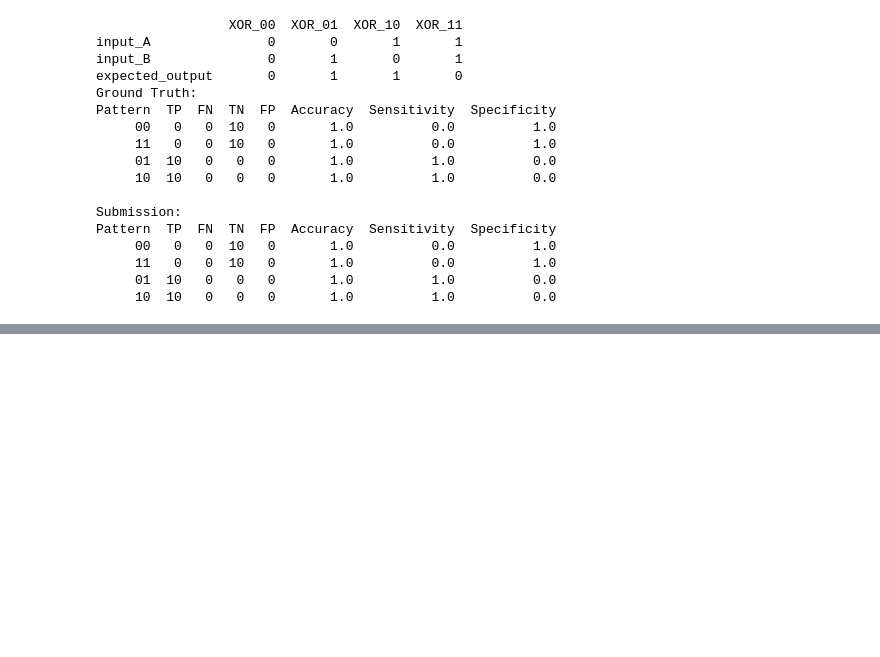
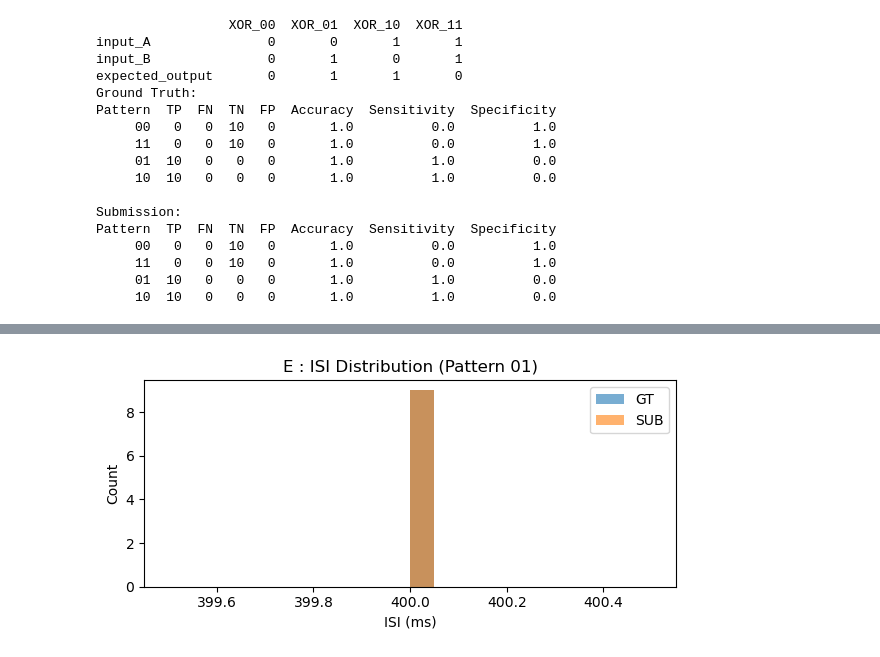
Before and after one commit to Nippani-Meghana/CCF_Metrics, a Jupyter notebook: in_domain_metrics.ipynb, the cells around one changed output, grey strips where cells are left out. Cells and saved outputs as stored; diff of their text form; code cells hidden in the pictures; blank space fills up the shorter version.

Commit message:
Added ISI, CV, Fano factor stats along with plots per neuronin one cell and a summary plot in another cell

```diff
--- a/in_domain_metrics.ipynb
+++ b/in_domain_metrics.ipynb
@@ -233,23 +233,83 @@ except Exception:
 
 rows = []
 
-for neuron in get_spiking_neurons(cfg,gt_data):
-    trial_spike_timing_dict = {}
-    trial_spike_count_dict = {}
-    for p in patterns:
-        gt_spike_times = gt_spikes[(gt_spikes["label"] == neuron) & (gt_spikes["pattern"] == p)]["spike_time_ms"].to_numpy()
-        gt_isi = np.diff(gt_spike_times)
 
-        if len(gt_isi)>0:
-            cv_gt = np.std(gt_isi) / np.mean(gt_isi)
-        else:
-            cv_gt = None
+def compute_isi_metrics(data_spikes,data, cfg, patterns, tmap):
+    rows = []
+    for neuron in get_spiking_neurons(cfg, data):
+        for p in patterns:
+            spike_times = data_spikes[
+                (data_spikes["label"] == neuron) &
+                (data_spikes["pattern"] == p)
+            ]["spike_time_ms"].to_numpy()
 
-        rows.append({
-            "neuron": neuron,
-            "pattern": p,
-            "cv_gt": cv_gt,
-        })
+            all_reps = tmap[tmap["case"] == p]["rep"].unique()
+            counts = data_spikes[
+                (data_spikes["label"] == neuron) &
+                (data_spikes["pattern"] == p)
+            ].groupby("rep").size().reindex(all_reps, fill_value=0).to_numpy()
 
-print(rows)
+            isi = np.diff(spike_times)
+
+            cv   = np.std(isi) / np.mean(isi) if len(isi) > 0 else None
+            fano = np.var(counts) / np.mean(counts) if np.mean(counts) > 0 else None
+
+            rows.append({
+                "neuron":  neuron,
+                "pattern": p,
+                "cv":      cv,
+                "fano":    fano,
+                "isi":     isi  # keep raw ISI for wasserstein + plotting later
+            })
+    return pd.DataFrame(rows)
+
+gt_isi_stats = compute_isi_metrics(gt_spikes,gt_data,cfg,patterns, tmap)
+sub_isi_stats = compute_isi_metrics(gt_spikes,sub_data,cfg,patterns, tmap)
+print("GT Model")
+print()
+print(gt_isi_stats.to_string())
+print()
+print("SUB Model")
+print()
+print(sub_isi_stats.to_string())
+
+
+def plot_isi(gt_isi_df, sub_isi_df):
+    for neuron in gt_isi_df["neuron"].unique():
+        for p in patterns:
+            gt_row = gt_isi_df[(gt_isi_df["neuron"] == neuron) & (gt_isi_df["pattern"] == p)]
+            sub_row = sub_isi_df[(sub_isi_df["neuron"] == neuron) & (sub_isi_df["pattern"] == p)]
+
+            gt_isi = gt_row["isi"].values[0]
+            sub_isi = sub_row["isi"].values[0]
+
+            if len(gt_isi) == 0 and len(sub_isi) == 0:
+                continue  #Skip that dont give results
+
+            if len(gt_isi) > 0 and len(sub_isi) > 0:
+                w = wasserstein_distance(gt_isi, sub_isi)
+            else:
+                w = None
+
+            # print the data
+            print(f"\nNeuron: {neuron} | Pattern: {p}")
+            print(f"  GT  - CV: {gt_row['cv'].values[0]:.4f} | Fano: {gt_row['fano'].values[0]}")
+            print(f"  SUB - CV: {sub_row['cv'].values[0]:.4f} | Fano: {sub_row['fano'].values[0]}")
+            print(f"  Wasserstein: {w:.4f}" if w is not None else "  Wasserstein: N/A")
+            # plot
+            fig, ax = plt.subplots(figsize=(6, 3))
+            if len(gt_isi) > 0:
+                ax.hist(gt_isi, bins=20, alpha=0.6, label="GT", color="tab:blue")
+            if len(sub_isi) > 0:
+                ax.hist(sub_isi, bins=20, alpha=0.6, label="SUB", color="tab:orange")
+
+            ax.set_title(f"{neuron} : ISI Distribution (Pattern {p})")
+            ax.set_xlabel("ISI (ms)")
+            ax.set_ylabel("Count")
+            ax.legend()
+            plt.tight_layout()
+            plt.show()
+
+
+plot_isi(gt_isi_stats,sub_isi_stats)
 # %% [output]
@@ -256,0 +333 @@ print(rows)
+[figure, added]
```
Also changed, not shown: parts of 2 cells of this notebook.
